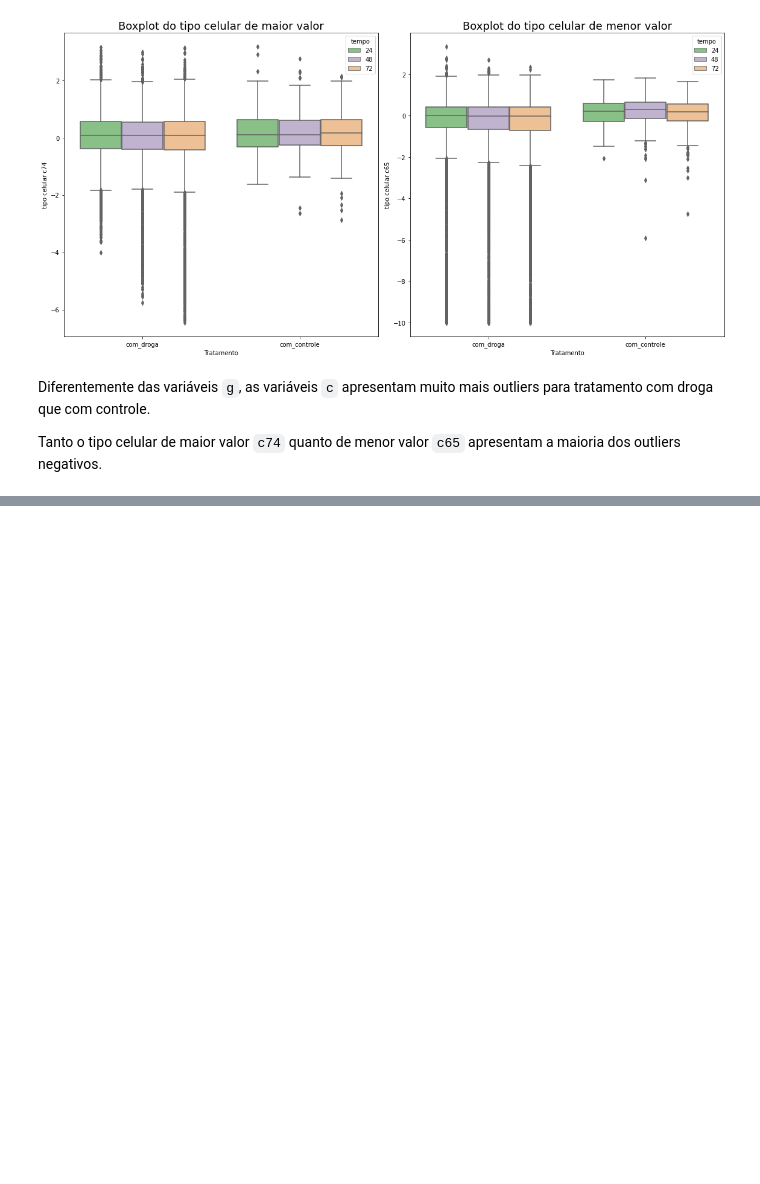
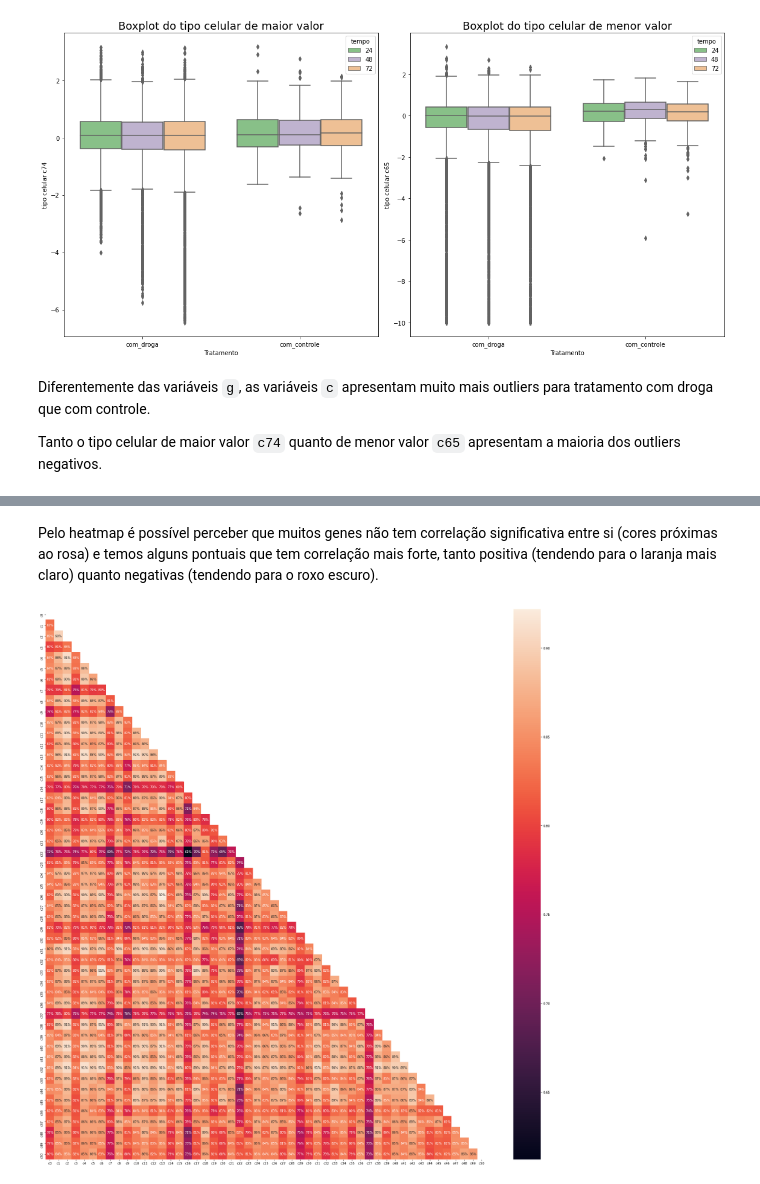
Before and after one commit to marinavillaschi/drug-discovery-analysis, a Jupyter notebook: Análise_de_Novos_Fármacos.ipynb, the cells around one changed output, grey strips where cells are left out. Drawn from its saved outputs; the diff is of its cells as text; code cells hidden in the pictures; blank space fills up the shorter version.

```diff
--- a/Análise_de_Novos_Fármacos.ipynb
+++ b/Análise_de_Novos_Fármacos.ipynb
@@ -495,0 +626,11 @@ Tanto o tipo celular de maior valor `c74` quanto de menor valor `c65` apresentam
+# %% [markdown]
+Pelo heatmap é possível perceber que muitos genes não tem correlação significativa entre si (cores próximas ao rosa) e temos alguns pontuais que tem correlação mais forte, tanto positiva (tendendo para o laranja mais claro) quanto negativas (tendendo para o roxo escuro).
+# %%
+# criando matriz de correlação para celulas
+corr_c = df2.loc[:,'c0':'c50'].corr()
+mask = np.triu(np.ones_like(corr_c, dtype=bool))
+plt.figure(figsize=(25,25))
+sns.heatmap(corr_c, mask=mask, fmt='.0%', annot=True)
+plt.tight_layout()
+# %% [output]
+[figure, added]
```
Also changed, not shown: parts of 19 cells of this notebook.
